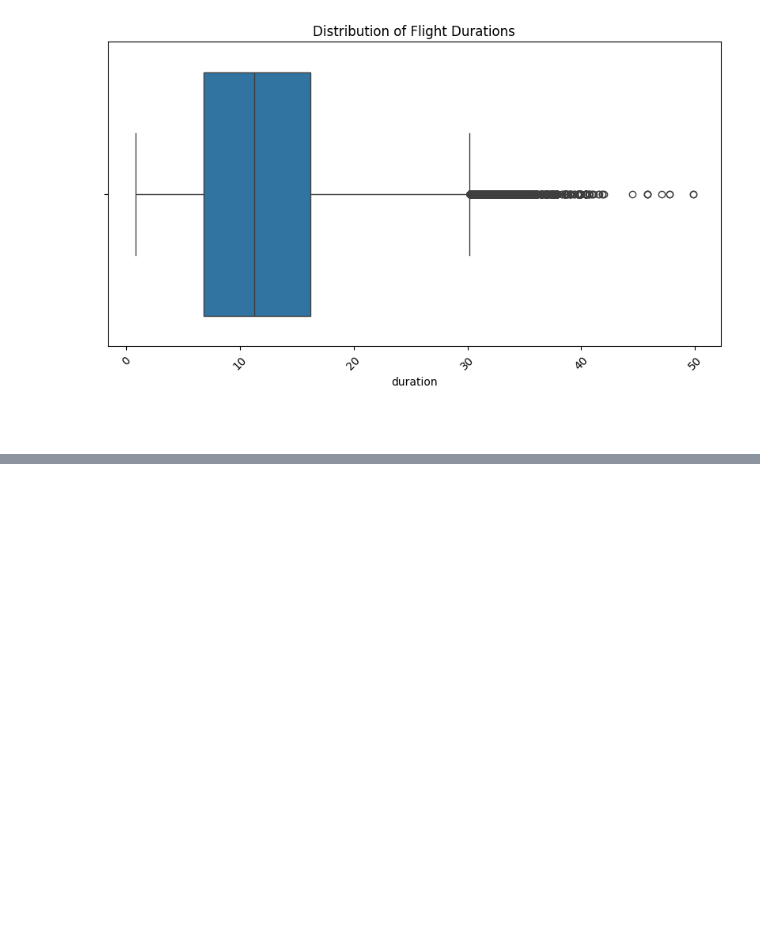
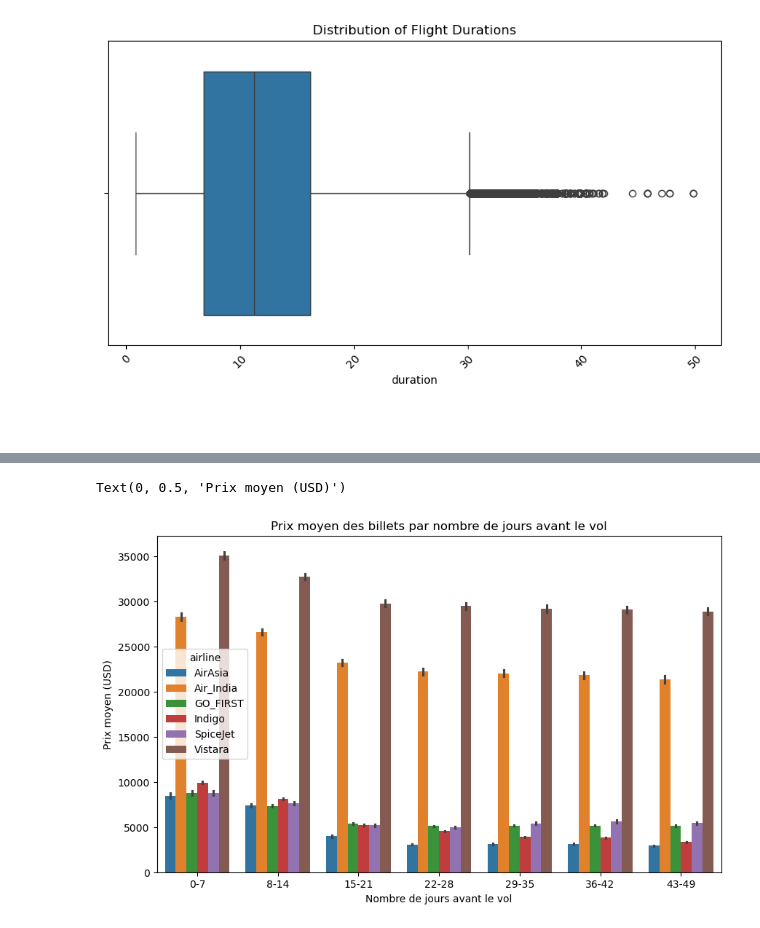
Before and after one commit to ussef37/WEEK_14_Flight_Price_ML, a Jupyter notebook: Machine_Learning_Prediction_Prix_billet_avion.ipynb, the cells around one changed output, grey strips where cells are left out. Cells and saved outputs as stored; diff of their text form; code cells hidden in the pictures; blank space fills up the shorter version.

```diff
--- a/Machine_Learning_Prediction_Prix_billet_avion.ipynb
+++ b/Machine_Learning_Prediction_Prix_billet_avion.ipynb
@@ -209,0 +251,13 @@ plt.show()
+# %%
+plt.figure(figsize=(10,6))
+bins = [0, 7, 14, 21, 28, 35, 42, 49]
+labels = ['0-7', '8-14', '15-21', '22-28', '29-35', '36-42', '43-49']
+df['days_before_flight_bin'] = pd.cut(df['days_left'], bins=bins, labels=labels)
+df.groupby('days_before_flight_bin')['price'].mean()
+sns.barplot(x='days_before_flight_bin', y='price', data=df,hue='airline')
+plt.title('Prix moyen des billets par nombre de jours avant le vol')
+plt.xlabel('Nombre de jours avant le vol')
+plt.ylabel('Prix moyen (USD)')
+# %% [output]
+Text(0, 0.5, 'Prix moyen (USD)')
+[figure, added]
```
Also changed, not shown: parts of 15 cells of this notebook.
